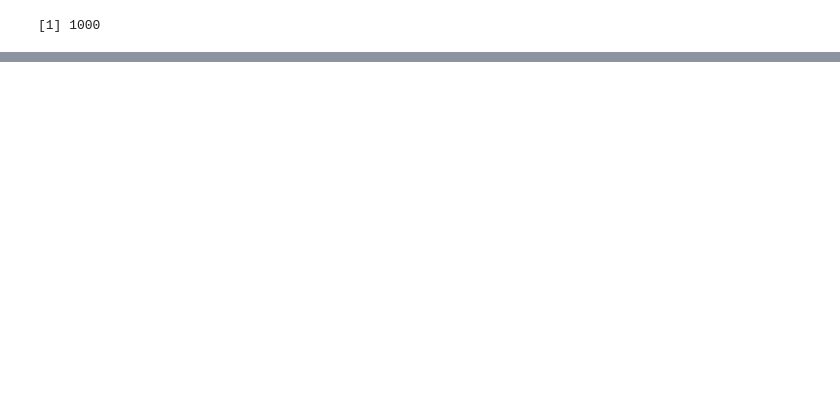
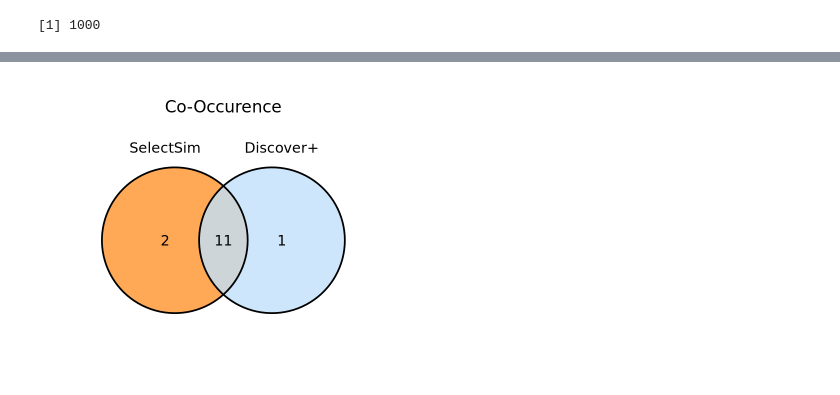
Before and after one commit to CSOgroup/SelectSim_analysis, a Jupyter notebook: analysis/roubustness_benchmarking/notebook/Discover_SelectSim.ipynb, the cells around one changed output, grey strips where cells are left out. Cells and saved outputs as stored; diff of their text form; code cells hidden in the pictures; blank space fills up the shorter version.

```diff
--- a/analysis/roubustness_benchmarking/notebook/Discover_SelectSim.ipynb
+++ b/analysis/roubustness_benchmarking/notebook/Discover_SelectSim.ipynb
@@ -387,0 +411,25 @@ saveRDS(disover_selectX,file='discover_with_selectX_luad_v4.rds')
+# %%
+motif <- list('SelectSim'=(luad_obj$result %>% filter(FDR) %>% filter(type=='CO'))$name ,
+              'Discover+'=(disocver_selectX_result %>% filter(FDR) %>% filter(type=='CO'))$name)
+# %%
+options(repr.plot.width = 6, repr.plot.height = 5)
+temp<-ggvenn::ggvenn(motif,stroke_size = 1,
+             show_percentage = FALSE,
+             show_elements=FALSE,
+             fill_color = c('#ff942d','#c0dffa'),
+            stroke_alpha=0.8,
+            fill_alpha = 0.8,
+            set_name_size=6,
+            text_size = 6,
+            auto_scale=FALSE,
+            stroke_linetype = "solid")
+# %%
+fdr_25_venn<- temp+ggtitle('Co-Occurence')+theme_minimal(base_family = "")+xlab('')+ylab('')+
+theme(axis.text = element_blank(),panel.border = element_blank(),
+      plot.title = element_text(hjust = 0.5,size = 20),
+      axis.ticks = element_blank(),
+      panel.grid = element_blank())
+# %%
+fdr_25_venn
+# %% [output]
+[figure, added]
```
Also changed, not shown: parts of 38 cells of this notebook, 16 other files.
